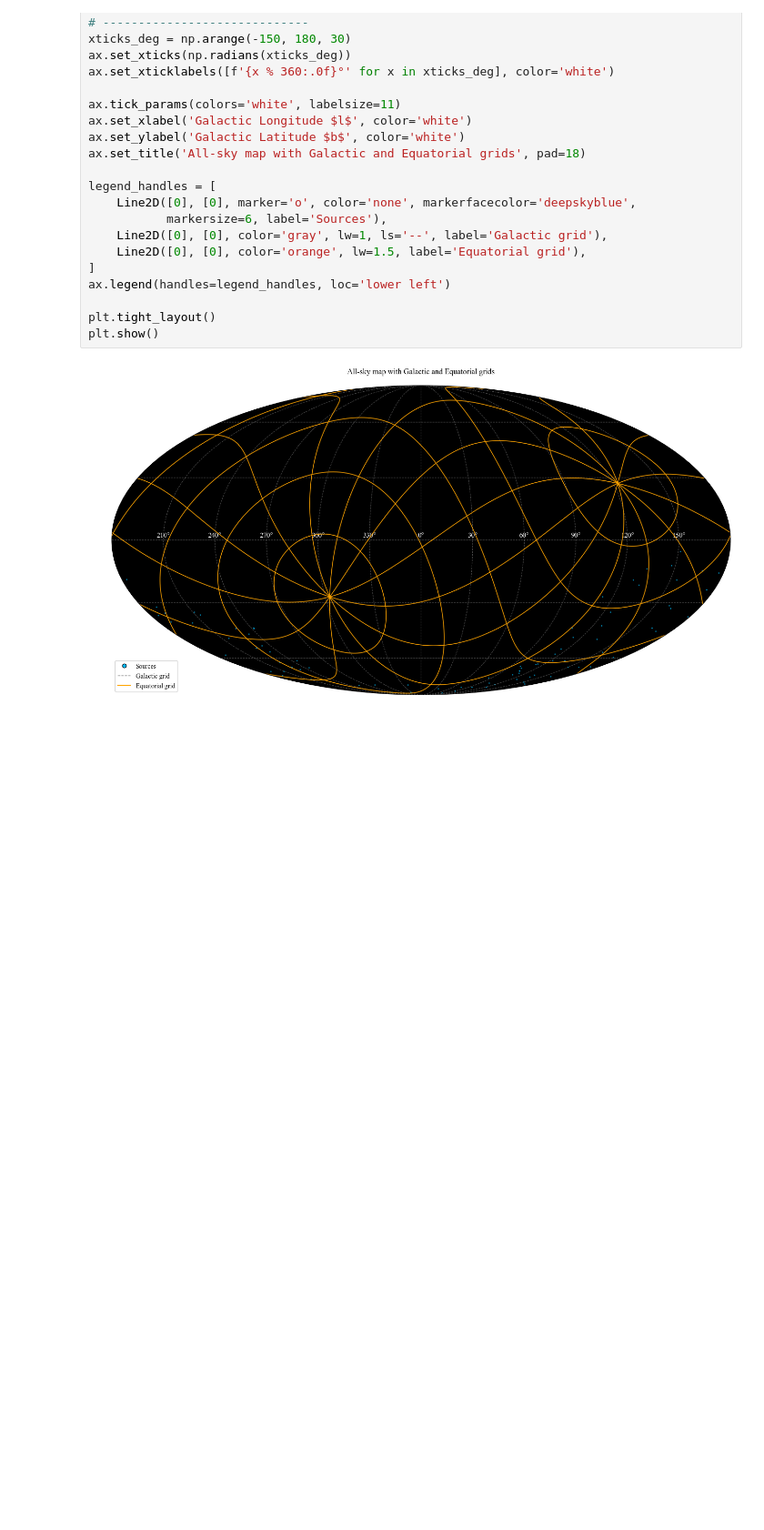
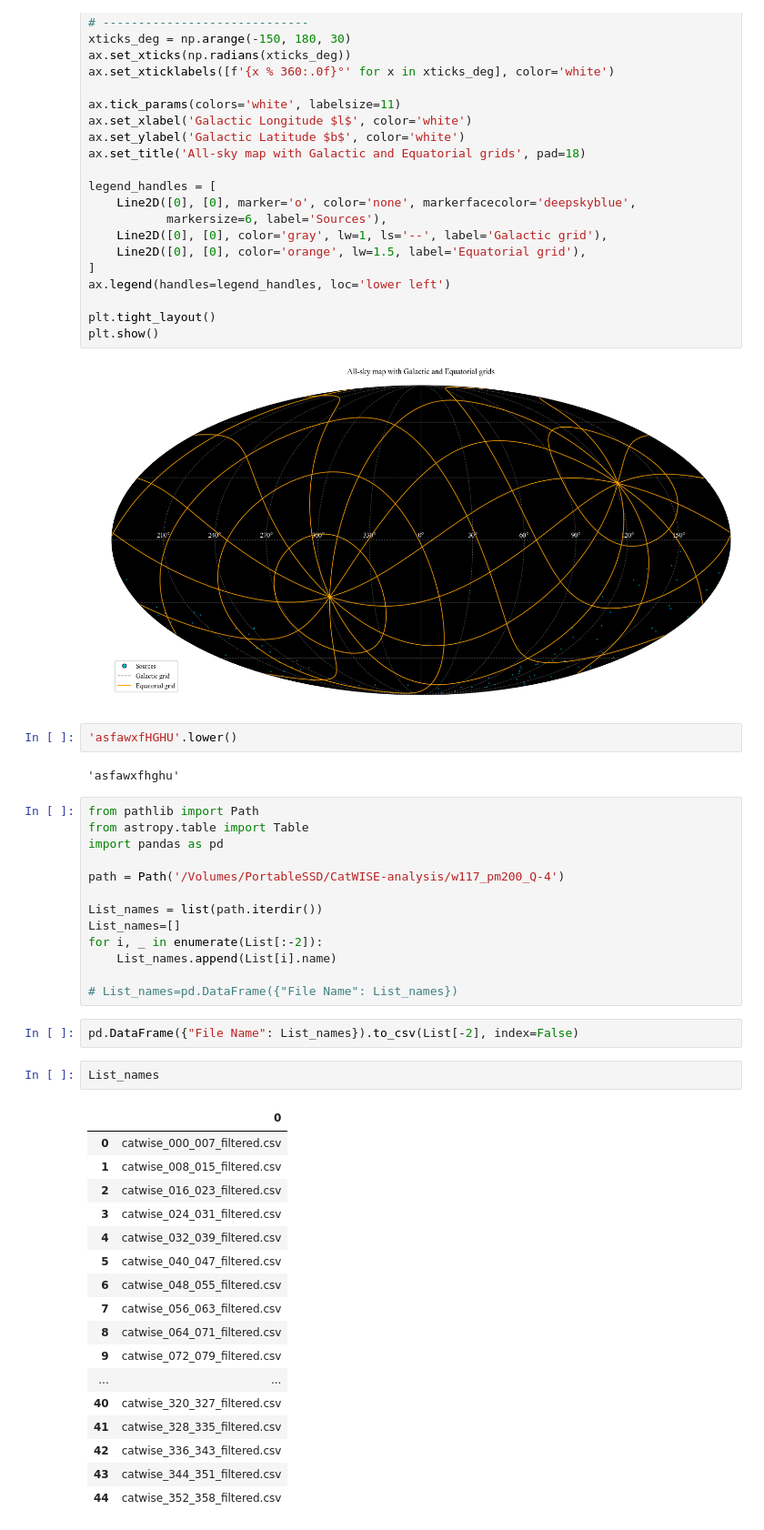
Before and after one commit to abdurakhmonnosirov/Astronometric-catalogs, a Jupyter notebook: CatWISE2020/catwise_check.ipynb, the cells around one changed output. Shown at 91% size. Cells and saved outputs as stored; diff of their text form; blank space fills up the shorter version.

```diff
--- a/CatWISE2020/catwise_check.ipynb
+++ b/CatWISE2020/catwise_check.ipynb
@@ -547,3 +669,42 @@ plt.tight_layout()
 plt.show()
 # %% [output]
 [figure]
+# %%
+'asfawxfHGHU'.lower()
+# %% [output]
+'asfawxfhghu'
+# %%
+from pathlib import Path
+from astropy.table import Table
+import pandas as pd
+
+path = Path('/Volumes/PortableSSD/CatWISE-analysis/w117_pm200_Q-4')
+
+List_names = list(path.iterdir())
+List_names=[]
+for i, _ in enumerate(List[:-2]):
+    List_names.append(List[i].name)
+
+# List_names=pd.DataFrame({"File Name": List_names})
+# %%
+pd.DataFrame({"File Name": List_names}).to_csv(List[-2], index=False)
+# %%
+List_names
+# %% [output]
+|  | 0 |
+| 0 | catwise_000_007_filtered.csv |
+| 1 | catwise_008_015_filtered.csv |
+| 2 | catwise_016_023_filtered.csv |
+| 3 | catwise_024_031_filtered.csv |
+| 4 | catwise_032_039_filtered.csv |
+| 5 | catwise_040_047_filtered.csv |
+| 6 | catwise_048_055_filtered.csv |
+| 7 | catwise_056_063_filtered.csv |
+| 8 | catwise_064_071_filtered.csv |
+| 9 | catwise_072_079_filtered.csv |
+| ... | ... |
+| 40 | catwise_320_327_filtered.csv |
+| 41 | catwise_328_335_filtered.csv |
+| 42 | catwise_336_343_filtered.csv |
+| 43 | catwise_344_351_filtered.csv |
+| 44 | catwise_352_358_filtered.csv |
```
Also changed, not shown: parts of 11 cells of this notebook, 2 other files.
